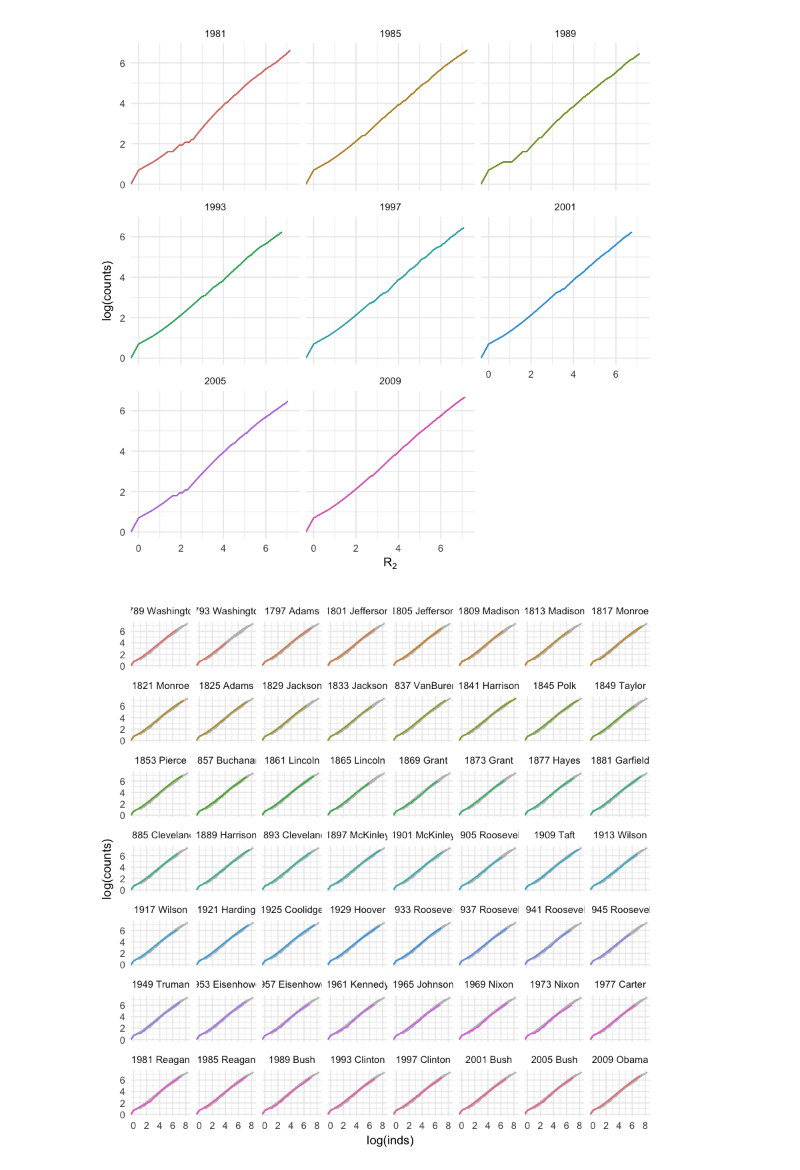
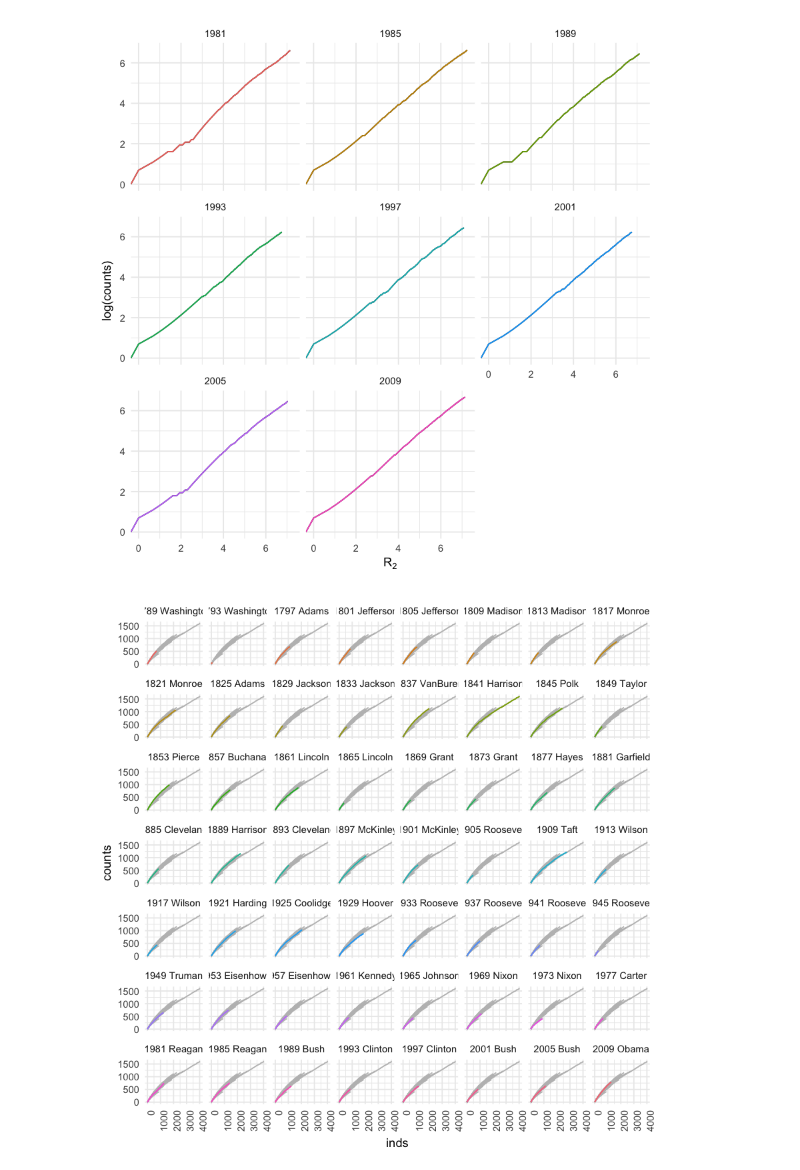
Before and after one commit to jcbain/fun_side_projects, a Jupyter notebook: diverse_words/notebooks/collector_curve.ipynb, the cells around one changed output. Cells and saved outputs as stored; diff of their text form; code cells hidden in the pictures.

Commit message:
save plots

```diff
--- a/diverse_words/notebooks/collector_curve.ipynb
+++ b/diverse_words/notebooks/collector_curve.ipynb
@@ -92,10 +92,11 @@ part <- data %>%
  select(-combined)
 # %%
 ggplot() +
-  geom_line(data = part, aes(log(inds), log(counts), group = year), colour = 'grey', size = .5) +
-  geom_line(data = full, aes(log(inds), log(counts), colour = combined)) +
+  geom_line(data = part, aes(inds, counts, group = year), colour = 'grey', size = .5) +
+  geom_line(data = full, aes(inds, counts, colour = combined)) +
   facet_wrap(~combined) +
   theme_minimal() +
-  theme(legend.position="none")
+  theme(legend.position="none",
+        axis.text.x = element_text(angle = 90, hjust = 1))
 # %% [output]
-[figure, old version]
+[figure, new version]
```
Also changed, not shown: parts of 1 cell of this notebook.
